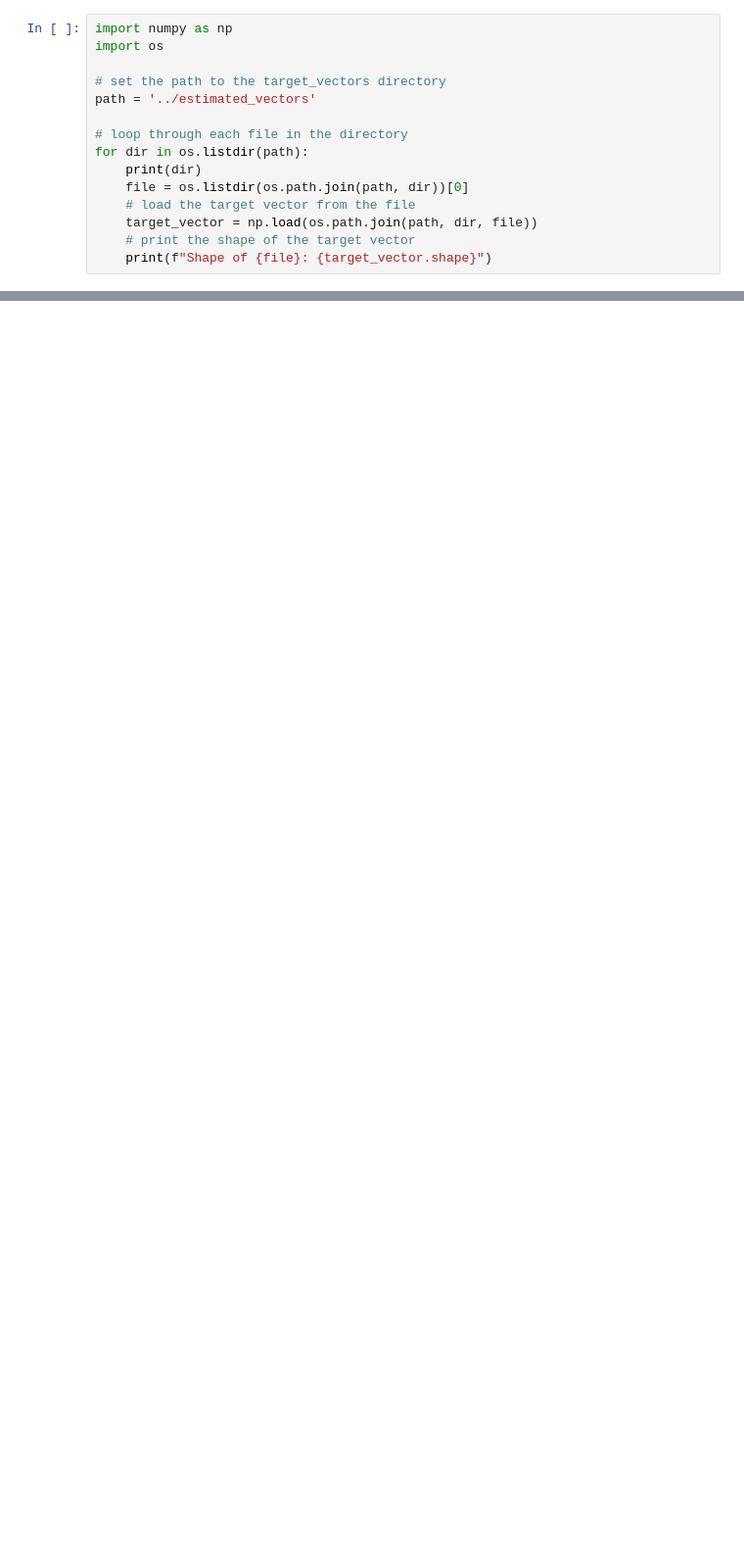
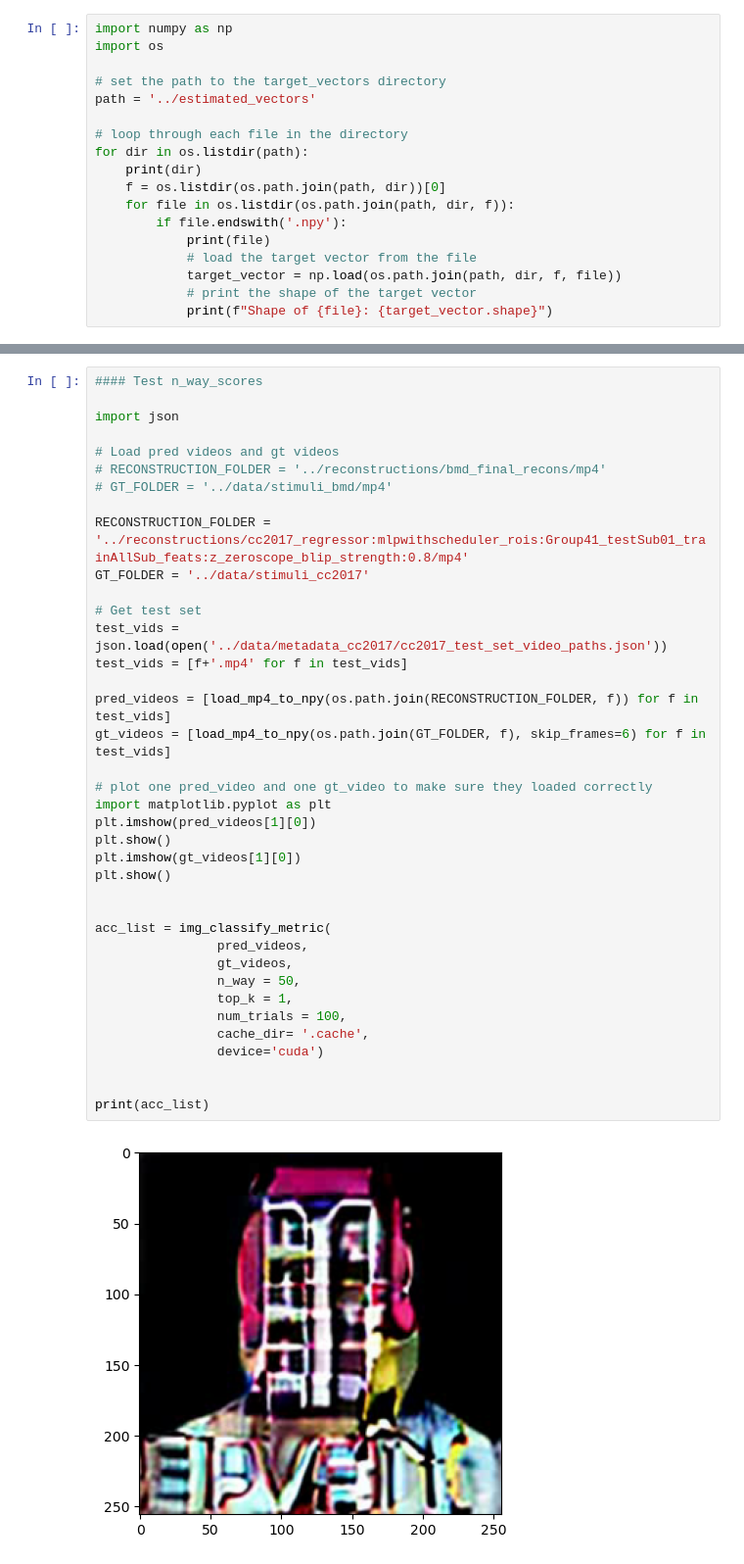
Before and after one commit to cfosco/brain2video, a Jupyter notebook: notebooks/eval_tests.ipynb, the cells around one changed output, grey strips where cells are left out. Shown at 98% size. Cells and saved outputs as stored; diff of their text form; blank space fills up the shorter version.

```diff
--- a/notebooks/eval_tests.ipynb
+++ b/notebooks/eval_tests.ipynb
@@ -29,9 +36,12 @@ path = '../estimated_vectors'
 # loop through each file in the directory
 for dir in os.listdir(path):
     print(dir)
-    file = os.listdir(os.path.join(path, dir))[0]
-    # load the target vector from the file
-    target_vector = np.load(os.path.join(path, dir, file))
-    # print the shape of the target vector
-    print(f"Shape of {file}: {target_vector.shape}")
+    f = os.listdir(os.path.join(path, dir))[0]
+    for file in os.listdir(os.path.join(path, dir, f)):
+        if file.endswith('.npy'):
+            print(file)
+            # load the target vector from the file
+            target_vector = np.load(os.path.join(path, dir, f, file))
+            # print the shape of the target vector
+            print(f"Shape of {file}: {target_vector.shape}")
 # %% [output]
@@ -61,0 +65,40 @@ ModuleNotFoundError: No module named 'regress'
+# %%
+#### Test n_way_scores
+
+import json
+
+# Load pred videos and gt videos
+# RECONSTRUCTION_FOLDER = '../reconstructions/bmd_final_recons/mp4'
+# GT_FOLDER = '../data/stimuli_bmd/mp4'
+
+RECONSTRUCTION_FOLDER = '../reconstructions/cc2017_regressor:mlpwithscheduler_rois:Group41_testSub01_trainAllSub_feats:z_zeroscope_blip_strength:0.8/mp4'
+GT_FOLDER = '../data/stimuli_cc2017'
+
+# Get test set
+test_vids = json.load(open('../data/metadata_cc2017/cc2017_test_set_video_paths.json'))
+test_vids = [f+'.mp4' for f in test_vids]
+
+pred_videos = [load_mp4_to_npy(os.path.join(RECONSTRUCTION_FOLDER, f)) for f in test_vids]
+gt_videos = [load_mp4_to_npy(os.path.join(GT_FOLDER, f), skip_frames=6) for f in test_vids]
+
+# plot one pred_video and one gt_video to make sure they loaded correctly
+import matplotlib.pyplot as plt
+plt.imshow(pred_videos[1][0])
+plt.show()
+plt.imshow(gt_videos[1][0])
+plt.show()
+
+
+acc_list = img_classify_metric(
+                pred_videos,
+                gt_videos,
+                n_way = 50,
+                top_k = 1,
+                num_trials = 100,
+                cache_dir= '.cache',
+                device='cuda')
+
+
+print(acc_list)
+# %% [output]
+[figure, added]
```
Also changed, not shown: parts of 10 cells of this notebook, 33 other files.
